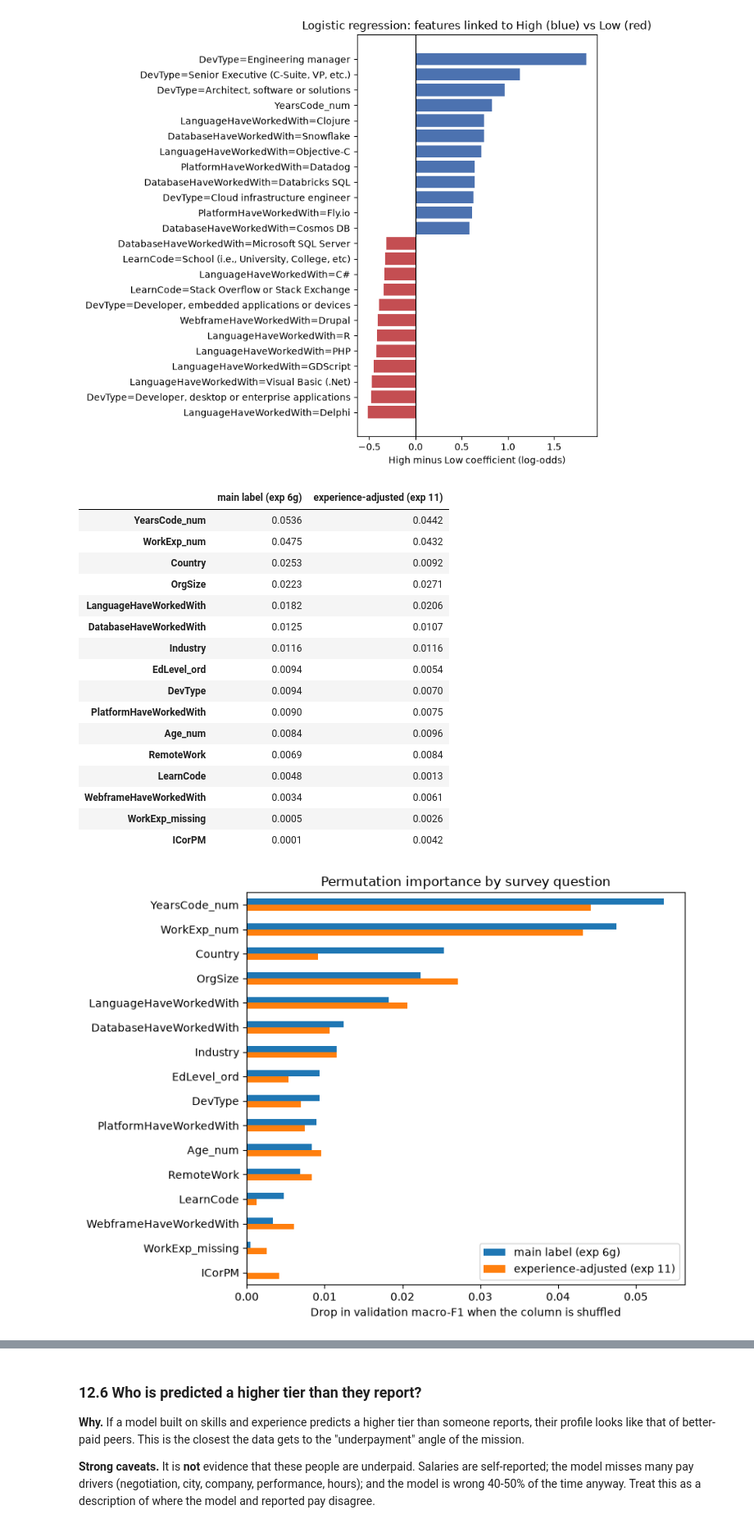
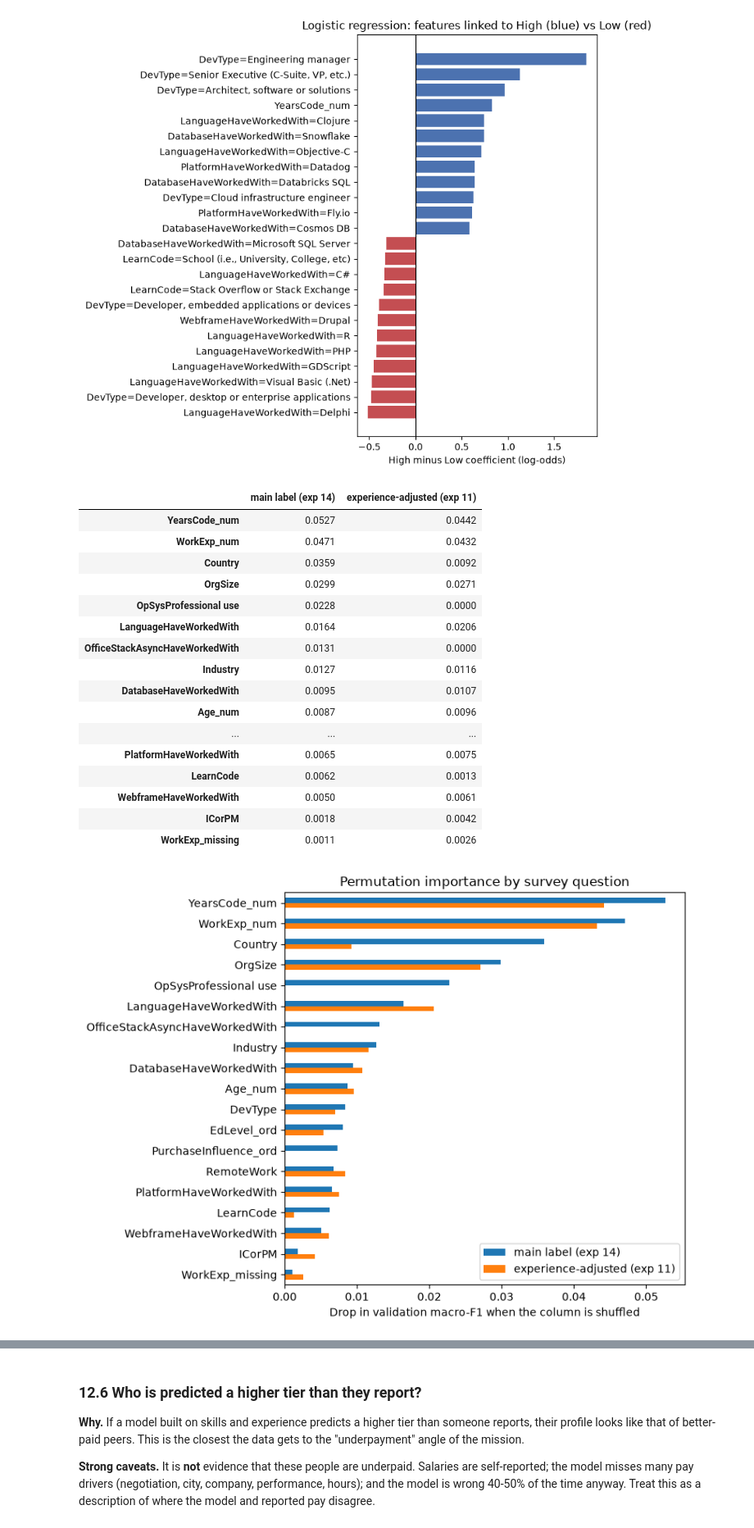
Before and after one commit to dusengepeggy/kodi-pay-summative, a Jupyter notebook: notebooks/01_main_analysis.ipynb, the cells around one changed output, grey strips where cells are left out. Shown at 82% size. Saved outputs shown, nothing was run; the diff lists cells and outputs as text; code cells hidden in the pictures.

Commit message:
exp: improvement round 13-15 (more boosting rounds, harmonised new columns with year-leakage probe, HGB+Keras ensemble); fix observation placement

```diff
--- a/notebooks/01_main_analysis.ipynb
+++ b/notebooks/01_main_analysis.ipynb
@@ -571,7 +570,7 @@ hgb_search = search(
     {"clf__learning_rate": loguniform(0.02, 0.3), "clf__max_leaf_nodes": [15, 31, 63],
      "clf__max_depth": [None, 4, 6, 8], "clf__min_samples_leaf": [20, 50, 100],
      "clf__l2_regularization": loguniform(1e-4, 10)},
-    n_iter=20)
+    n_iter=20, n_jobs=4)  # 4 workers: each boosting fit is itself multi-threaded
 hgb = tracker.run(5, "HistGradientBoosting (tuned)", hgb_search,
     settings={"features": "core + job context" if best_lr_ctx else "core",
               "search": "learning_rate, max_leaf_nodes, max_depth, min_samples_leaf, l2",
@@ -1091,0 +1252,26 @@ weighted avg      0.581     0.586     0.583     10742
+# %%
+import json
+from src.models import SavedModelEnsemble
+
+best_tree_final = show("6g", 13, 14)["val_macro_f1"].idxmax()
+use_extra = best_tree_final == "14"
+best_keras_final = best_dl_id
+if use_extra:
+    p9d = {"lr": 1e-3, "batch_size": 1024, "l2": 1e-4}
+    keras_extra = ktracker.run("15a", "Keras tuned (9d settings) + new columns",
+        KerasPipeline(kind="functional", cat_cols=cat_cols, pre_kwargs={**pre_kw8, "extra_features": True},
+                      hidden=(256, 128), dropout=0.3, l2=p9d["l2"], lr=p9d["lr"],
+                      batch_size=p9d["batch_size"], epochs=150, patience=10, reduce_lr=True, seed=SEED),
+        settings={"from": "exp 9d", "added": "exp 14 columns"}, note="Keras on the exp 14 features")
+    display(show_k(best_dl_id, "15a"))
+    best_keras_final = show_k(best_dl_id, "15a")["val_macro_f1"].idxmax()
+
+def member_run_id(exp_id):
+    return json.loads((tracker.settings_dir / f"exp_{exp_id}.json").read_text())["run_id"]
+
+members = (("sklearn", best_tree_final), ("keras", best_keras_final))
+ensemble = tracker.run(15, f"Ensemble: exp {best_tree_final} + exp {best_keras_final}",
+    SavedModelEnsemble(members=members, weights=(1, 1)),
+    settings={"members": [f"{k} exp {i} ({member_run_id(i)})" for k, i in members], "weights": "equal"},
+    note="soft voting, no refit")
+show(best_tree_final, best_keras_final, 15)
@@ -1110,11 +1312,14 @@ display(full.set_index("id")[["model", "n_train", "val_accuracy", "val_macro_f1"
                               "train_macro_f1", "val_far_error_rate", "val_youth_macro_f1",
                               "epochs_trained", "run_id", "note"]].round(3))
 
-# Ablations 6a-6f are diagnostics (6g already holds the best feature set); 11 uses another label
-candidates = full[~full["id"].isin(["0", "11", "11a", "6a", "6b", "6c", "6d", "6e", "6f"])
-                  & ~full["id"].str.startswith(("7", "8", "9"))]
+# Ablations 6a-6f are diagnostics (6g already holds the best feature set); 11 uses another
+# label; 15 mixes both families and is discussed in its own experiment
+is_keras = full["id"].str.startswith(("7", "8", "9")) | (full["id"] == "15a")
+candidates = full[~full["id"].isin(["0", "11", "11a", "6a", "6b", "6c", "6d", "6e", "6f", "15"]) & ~is_keras]
 best_sk_id = candidates.set_index("id")["val_macro_f1"].idxmax()
 best_sk = tracker.load(best_sk_id)
+best_dl_id = full[is_keras].set_index("id")["val_macro_f1"].idxmax()
+best_dl = ktracker.load(best_dl_id)
 print(f"Best traditional model: exp {best_sk_id} ({full.set_index('id').loc[best_sk_id, 'model']})")
 print(f"Best Keras model:       exp {best_dl_id}")
 # %% [output]
@@ -1314,41 +1519,42 @@ plt.tight_layout(); plt.savefig(f"{FIG}/lr_coefficients.png", dpi=200); plt.show
 # %%
 from sklearn.inspection import permutation_importance
 from src.pipeline import NUMERIC
 
 def raw_importance(model, X, y, cols):
     r = permutation_importance(model, X[cols], y, scoring="f1_macro", n_repeats=5,
-                               random_state=SEED, n_jobs=-1)
+                               random_state=SEED, n_jobs=2)
     return pd.Series(r.importances_mean, index=cols).sort_values(ascending=False)
 
-input_cols = NUMERIC + MULTI + list(JOB_CONTEXT) + ["Country"]
+from src.pipeline import EXTRA_NUMERIC, EXTRA_MULTI
+input_cols = NUMERIC + EXTRA_NUMERIC + MULTI + EXTRA_MULTI + list(JOB_CONTEXT) + ["Country"]
 imp_main = raw_importance(best_sk, val, y_val, input_cols)
 imp_exp = raw_importance(exp_model, val11, val11["PayTierExp"].astype(str), input_cols)
 imp = pd.DataFrame({f"main label (exp {best_sk_id})": imp_main,
                     "experience-adjusted (exp 11)": imp_exp}).round(4)
 imp = imp[(imp != 0).any(axis=1)].sort_values(imp.columns[0], ascending=False)
 display(imp)
 imp.plot.barh(figsize=(8, 6)).invert_yaxis()
 plt.xlabel("Drop in validation macro-F1 when the column is shuffled")
 plt.title("Permutation importance by survey question")
 plt.tight_layout(); plt.savefig(f"{FIG}/permutation_importance.png", dpi=200); plt.show()
 # %% [output]
-|  | main label (exp 6g) | experience-adjusted (exp 11) |
-| YearsCode_num | 0.0536 | 0.0442 |
-| WorkExp_num | 0.0475 | 0.0432 |
-| Country | 0.0253 | 0.0092 |
-| OrgSize | 0.0223 | 0.0271 |
-| LanguageHaveWorkedWith | 0.0182 | 0.0206 |
-| DatabaseHaveWorkedWith | 0.0125 | 0.0107 |
-| Industry | 0.0116 | 0.0116 |
-| EdLevel_ord | 0.0094 | 0.0054 |
-| DevType | 0.0094 | 0.0070 |
-| PlatformHaveWorkedWith | 0.0090 | 0.0075 |
-| Age_num | 0.0084 | 0.0096 |
-| RemoteWork | 0.0069 | 0.0084 |
-| LearnCode | 0.0048 | 0.0013 |
-| WebframeHaveWorkedWith | 0.0034 | 0.0061 |
-| WorkExp_missing | 0.0005 | 0.0026 |
-| ICorPM | 0.0001 | 0.0042 |
+|  | main label (exp 14) | experience-adjusted (exp 11) |
+| YearsCode_num | 0.0527 | 0.0442 |
+| WorkExp_num | 0.0471 | 0.0432 |
+| Country | 0.0359 | 0.0092 |
+| OrgSize | 0.0299 | 0.0271 |
+| OpSysProfessional use | 0.0228 | 0.0000 |
+| LanguageHaveWorkedWith | 0.0164 | 0.0206 |
+| OfficeStackAsyncHaveWorkedWith | 0.0131 | 0.0000 |
+| Industry | 0.0127 | 0.0116 |
+| DatabaseHaveWorkedWith | 0.0095 | 0.0107 |
+| Age_num | 0.0087 | 0.0096 |
+| ... | ... | ... |
+| PlatformHaveWorkedWith | 0.0065 | 0.0075 |
+| LearnCode | 0.0062 | 0.0013 |
+| WebframeHaveWorkedWith | 0.0050 | 0.0061 |
+| ICorPM | 0.0018 | 0.0042 |
+| WorkExp_missing | 0.0011 | 0.0026 |
-[figure, old version]
+[figure, new version]
 # %% [markdown]
 **Observation.** - **Experience dominates** both views: shuffling `YearsCode_num` or `WorkExp_num` costs about 0.05 macro-F1 each on the main label, and still 0.04 on the experience-adjusted label.
```
Also changed, not shown: parts of 41 cells of this notebook, 41 other files.
